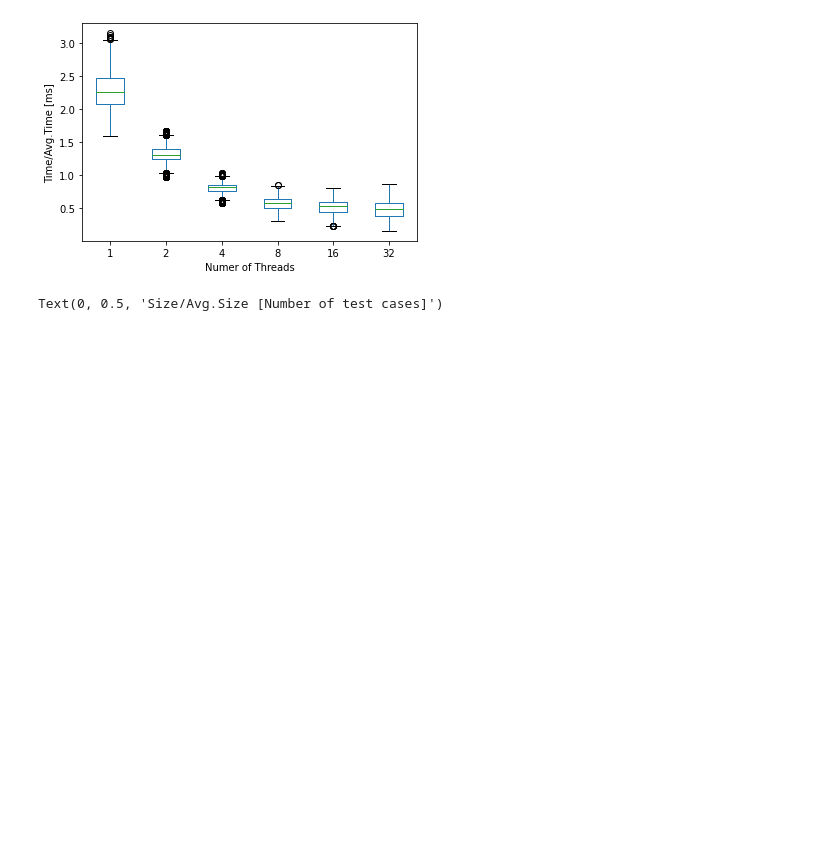
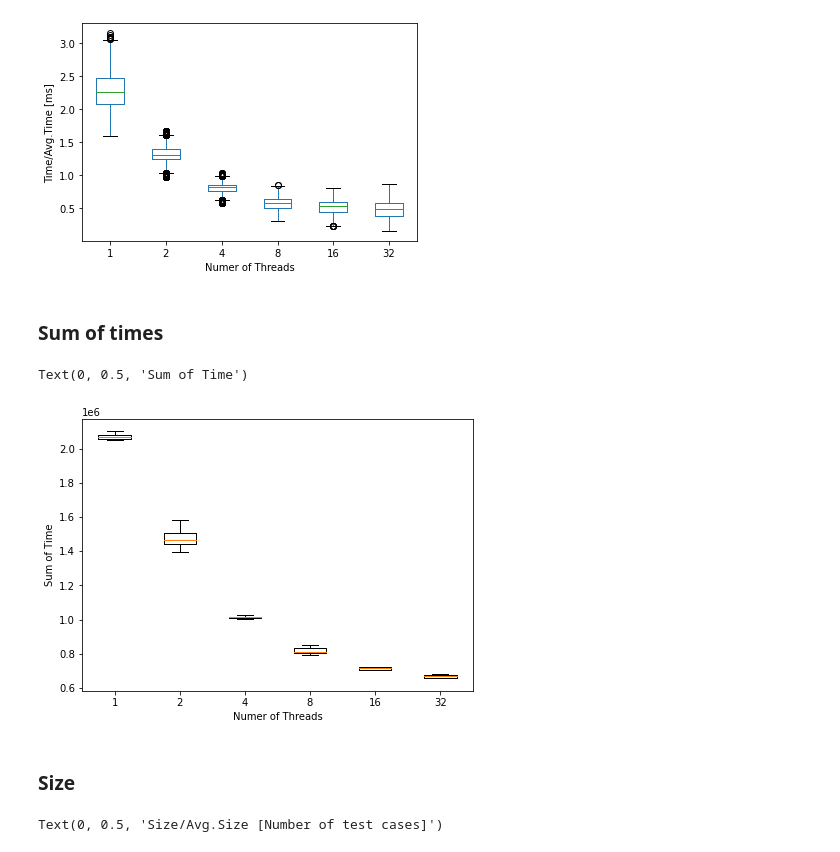
Before and after one commit to fmselab/ct-tools, a Jupyter notebook: KALI/documents/ATVA2022.ipynb, the cells around one changed output. Cells and saved outputs as stored; diff of their text form; code cells hidden in the pictures; blank space fills up the shorter version.

```diff
--- a/KALI/documents/ATVA2022.ipynb
+++ b/KALI/documents/ATVA2022.ipynb
@@ -265,6 +267,33 @@ boxplot.set_ylabel("Time/Avg.Time [ms]")
 # %% [output]
 Text(0, 0.5, 'Time/Avg.Time [ms]')
 [figure]
+# %% [markdown]
+### Sum of times
+# %%
+df_new = pd.read_csv ('outputWIndex.csv', sep=';')
+
+time_sum = pd.DataFrame(columns=["1", "2", "4", "8", "16", "32"])
+
+for i in range(1,81):
+    time_sum.loc[len(time_sum.index)] = [df_new[(df_new.indexVal == i) & df_new.nThreads.eq(1)]['time'].sum().astype(int),
+                                        df_new[(df_new.indexVal == i) & df_new.nThreads.eq(2)]['time'].sum().astype(int),
+                                        df_new[(df_new.indexVal == i) & df_new.nThreads.eq(4)]['time'].sum().astype(int),
+                                        df_new[(df_new.indexVal == i) & df_new.nThreads.eq(8)]['time'].sum().astype(int),
+                                        df_new[(df_new.indexVal == i) & df_new.nThreads.eq(16)]['time'].sum().astype(int),
+                                        df_new[(df_new.indexVal == i) & df_new.nThreads.eq(32)]['time'].sum().astype(int)]
+
+fig = plt.figure(figsize =(7, 5))
+ax = fig.add_subplot(111)
+ax.boxplot(time_sum)
+ax.set
+ax.set_xticklabels(nThreads)
+ax.set_xlabel("Numer of Threads")
+ax.set_ylabel("Sum of Time")
+# %% [output]
+Text(0, 0.5, 'Sum of Time')
+[figure, added]
+# %% [markdown]
+### Size
 # %%
 # Fill the size dataframe
 summary_values_size['fileName'] = df.loc[df.nThreads.eq(32), 'fileName']
```
Also changed, not shown: parts of 3 cells of this notebook, 2 other files.
